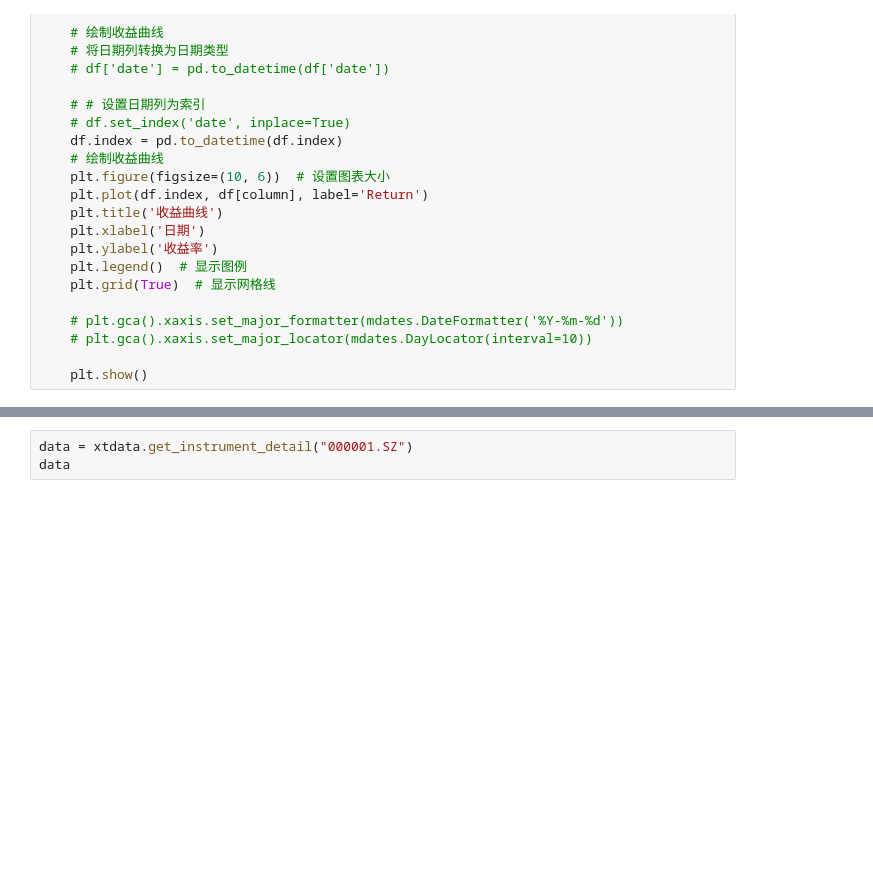
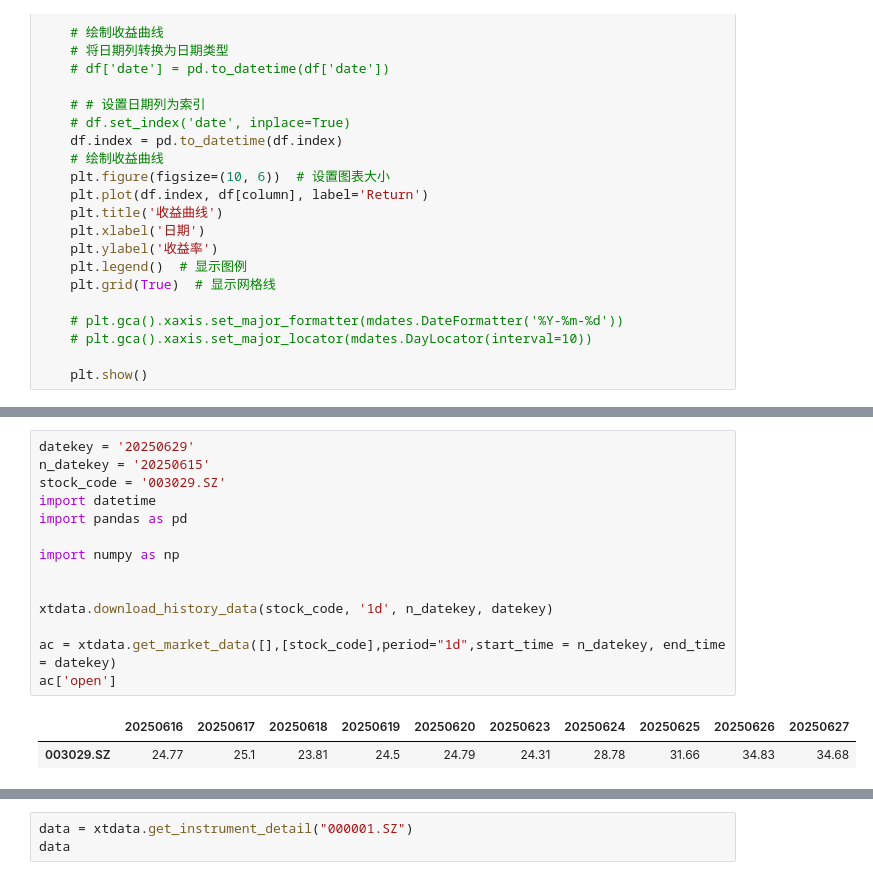
Before and after one commit to wanghw0122/tradeX, a Jupyter notebook: notebook/test.ipynb, the cells around one changed output, grey strips where cells are left out. Saved outputs shown, nothing was run; the diff lists cells and outputs as text; blank space fills up the shorter version.

```diff
--- a/notebook/test.ipynb
+++ b/notebook/test.ipynb
@@ -66,0 +164,17 @@ Error:
+# %%
+datekey = '20250629'
+n_datekey = '20250615'
+stock_code = '003029.SZ'
+import datetime
+import pandas as pd
+
+import numpy as np
+
+
+xtdata.download_history_data(stock_code, '1d', n_datekey, datekey)
+
+ac = xtdata.get_market_data([],[stock_code],period="1d",start_time = n_datekey, end_time = datekey)
+ac['open']
+# %% [output]
+|  | 20250616 | 20250617 | 20250618 | 20250619 | 20250620 | 20250623 | 20250624 | 20250625 | 20250626 | 20250627 |
+| 003029.SZ | 24.77 | 25.1 | 23.81 | 24.5 | 24.79 | 24.31 | 28.78 | 31.66 | 34.83 | 34.68 |
```
Also changed, not shown: parts of 70 cells of this notebook, 7 other files.
